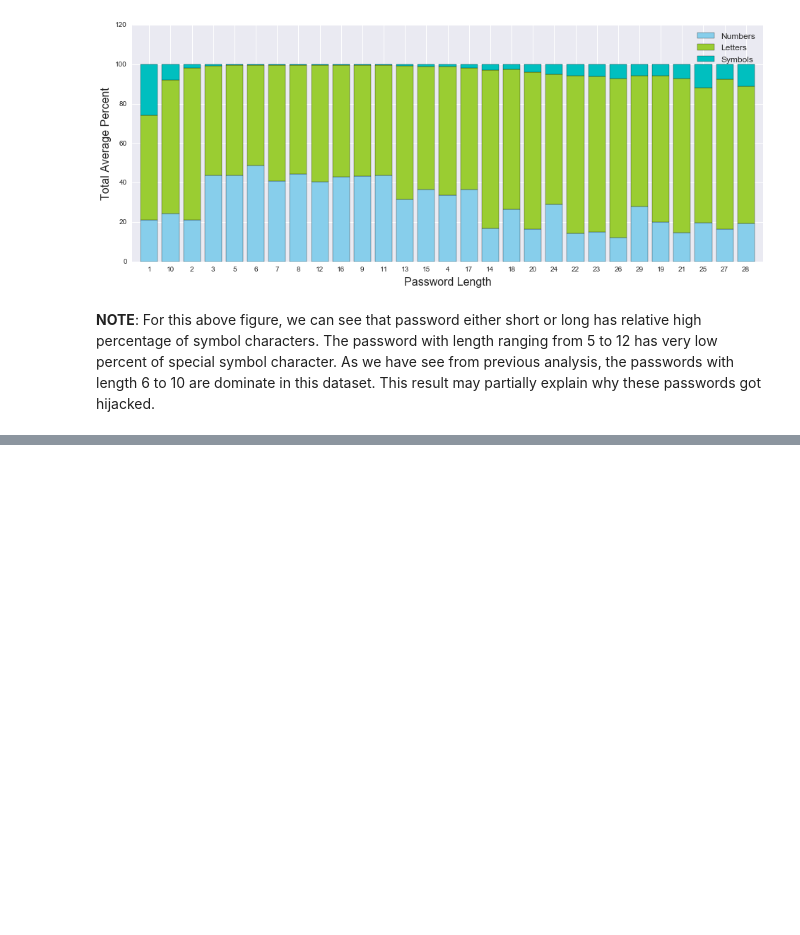
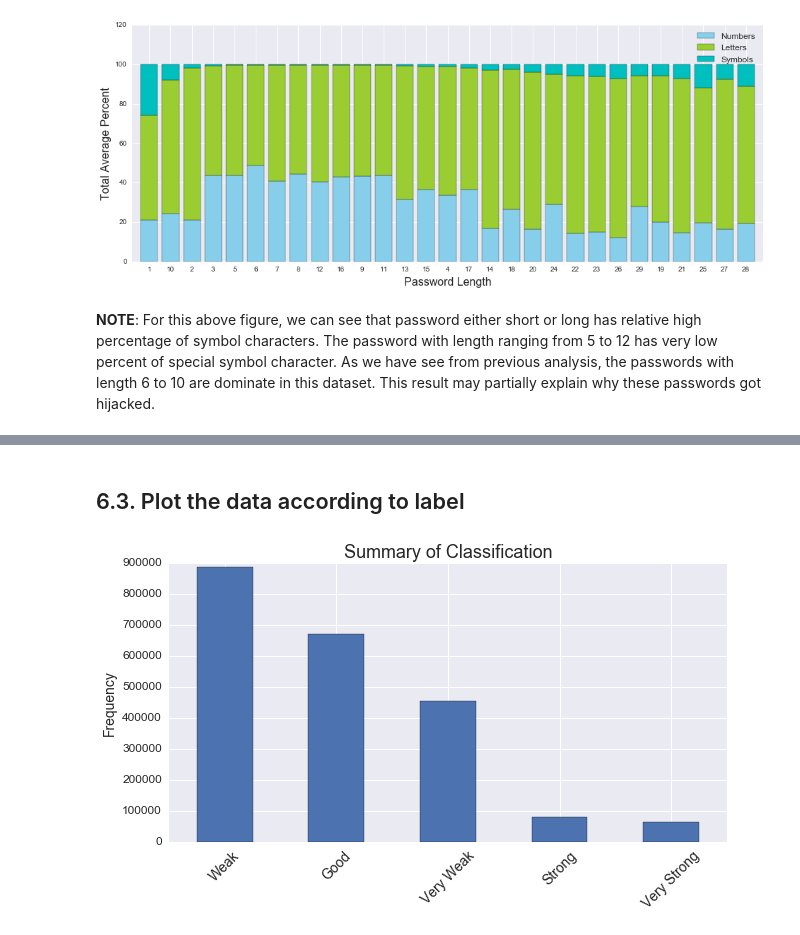
Before and after one commit to jhli973/Incubator, a Jupyter notebook: hijackedemail/Password and hijacked email.ipynb, the cells around one changed output, grey strips where cells are left out. Saved outputs shown, nothing was run; the diff lists cells and outputs as text; code cells hidden in the pictures; blank space fills up the shorter version.

```diff
--- a/hijackedemail/Password and hijacked email.ipynb
+++ b/hijackedemail/Password and hijacked email.ipynb
@@ -530,13 +412,0 @@ reduced_df_subset.shape
-# %%
-from sklearn.cluster import KMeans
-from sklearn.metrics import silhouette_score
-
-
-clusters = KMeans(n_clusters = 4, random_state = 0).fit(reduced_df_subset)
-
-preds = clusters.predict(reduced_df_subset)
-centers = clusters.cluster_centers_
-
-score = silhouette_score(reduced_df_subset, preds)
-
-print score
@@ -549,0 +483,5 @@ rs.cluster_results(reduced_df_subset, preds, centers, pca_samples)
+# %%
+ps = passwords  #.sample(10000, random_state=100)  #passwords.drop(['label'], axis=1, inplace=True)
+ps['score'] = ps['password'].map(lambda x: scores(x))
+
+ps.head(3)
@@ -549,0 +497,15 @@ rs.cluster_results(reduced_df_subset, preds, centers, pca_samples)
+# %%
+def classes(x):
+
+    if x < 40:
+        return 'Very Weak'
+    elif x >= 40 and x < 60:
+        return 'Weak'
+    elif x >= 60 and x < 80:
+        return 'Good'
+    elif x >= 80 and x < 90:
+        return 'Strong'
+    else:
+        return 'Very Strong'
+# %%
+ps['label'] = ps['score'].map(lambda x: classes(x))
@@ -549,0 +544,14 @@ rs.cluster_results(reduced_df_subset, preds, centers, pca_samples)
+# %% [markdown]
+## 6.3. Plot the data according to label
+# %%
+dt = ps['label'].value_counts()
+
+fig = plt.figure(figsize=(10,5))
+dt.plot(kind='bar')
+plt.title('Summary of Classification', fontsize=18)
+plt.ylabel('Frequency', fontsize=14)
+plt.yticks(fontsize=12)
+plt.xticks(rotation=45, fontsize=14)
+plt.show()
+# %% [output]
+[figure, added]
```
Also changed, not shown: parts of 28 cells of this notebook.
